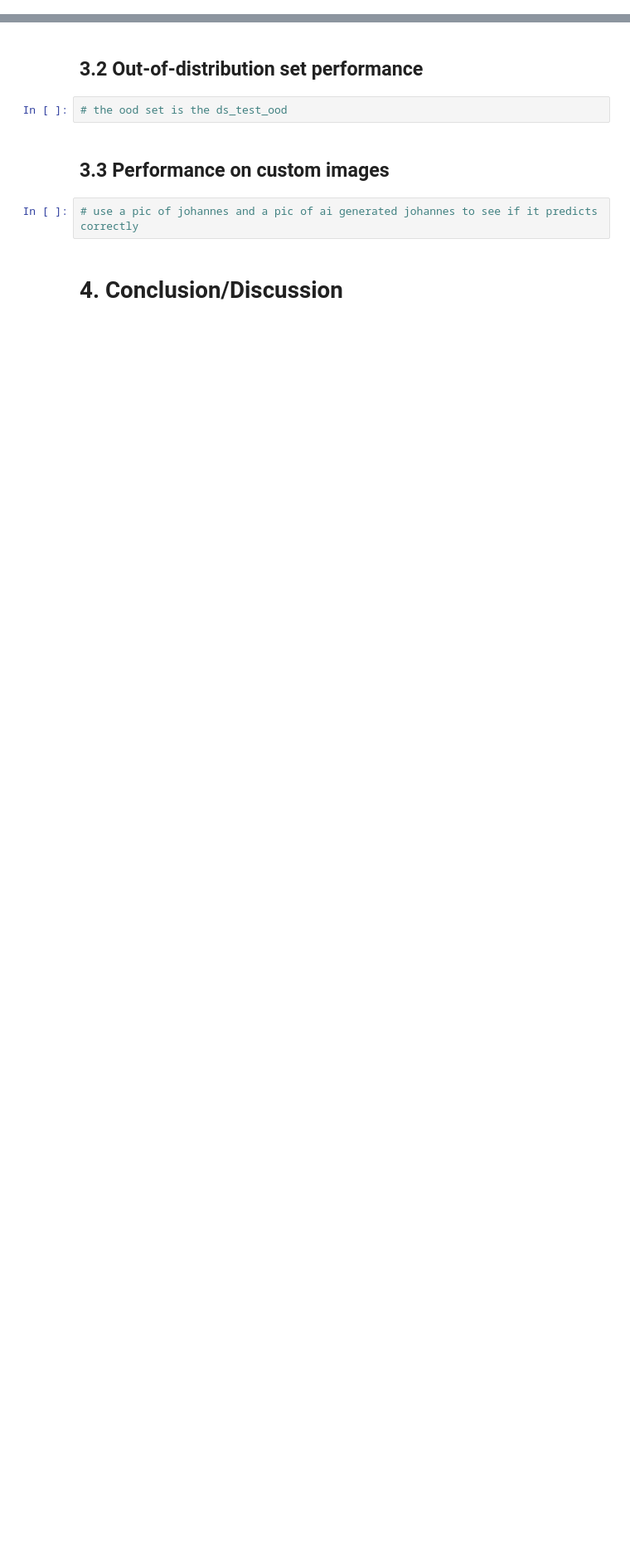
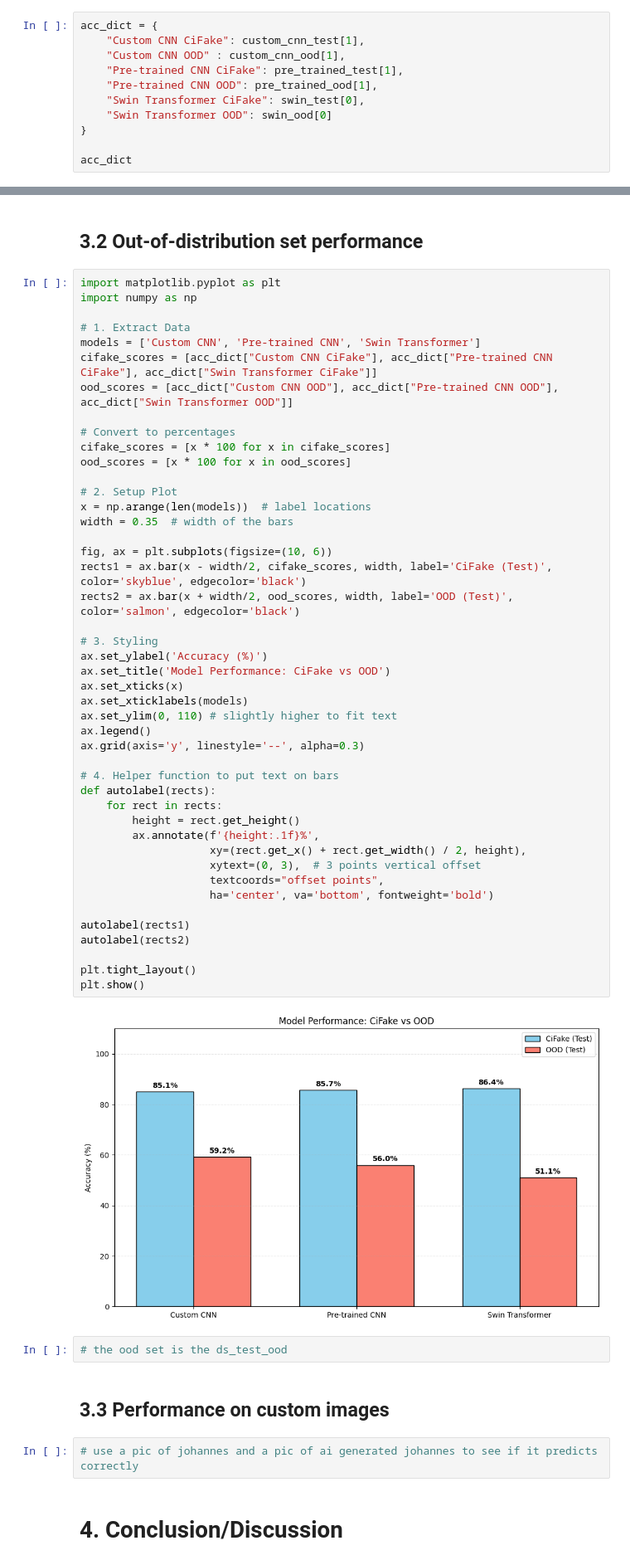
Before and after one commit to kubojurak/DLiP-Group-Project, a Jupyter notebook: DLiP_Project_Notebook.ipynb, the cells around one changed output, grey strips where cells are left out. Shown: that part at 83% size. Saved outputs shown, nothing was run; the diff lists cells and outputs as text; blank space fills up the shorter version.

```diff
--- a/DLiP_Project_Notebook.ipynb
+++ b/DLiP_Project_Notebook.ipynb
@@ -795,0 +857,11 @@ custom_cnn_model.evaluate()
+# %%
+acc_dict = {
+    "Custom CNN CiFake": custom_cnn_test[1],
+    "Custom CNN OOD" : custom_cnn_ood[1],
+    "Pre-trained CNN CiFake": pre_trained_test[1],
+    "Pre-trained CNN OOD": pre_trained_ood[1],
+    "Swin Transformer CiFake": swin_test[0],
+    "Swin Transformer OOD": swin_ood[0]
+}
+
+acc_dict
@@ -796,5 +875,52 @@ custom_cnn_model.evaluate()
 # %% [markdown]
 ## 3.2 Out-of-distribution set performance
+# %%
+import matplotlib.pyplot as plt
+import numpy as np
+
+# 1. Extract Data
+models = ['Custom CNN', 'Pre-trained CNN', 'Swin Transformer']
+cifake_scores = [acc_dict["Custom CNN CiFake"], acc_dict["Pre-trained CNN CiFake"], acc_dict["Swin Transformer CiFake"]]
+ood_scores = [acc_dict["Custom CNN OOD"], acc_dict["Pre-trained CNN OOD"], acc_dict["Swin Transformer OOD"]]
+
+# Convert to percentages
+cifake_scores = [x * 100 for x in cifake_scores]
+ood_scores = [x * 100 for x in ood_scores]
+
+# 2. Setup Plot
+x = np.arange(len(models))  # label locations
+width = 0.35  # width of the bars
+
+fig, ax = plt.subplots(figsize=(10, 6))
+rects1 = ax.bar(x - width/2, cifake_scores, width, label='CiFake (Test)', color='skyblue', edgecolor='black')
+rects2 = ax.bar(x + width/2, ood_scores, width, label='OOD (Test)', color='salmon', edgecolor='black')
+
+# 3. Styling
+ax.set_ylabel('Accuracy (%)')
+ax.set_title('Model Performance: CiFake vs OOD')
+ax.set_xticks(x)
+ax.set_xticklabels(models)
+ax.set_ylim(0, 110) # slightly higher to fit text
+ax.legend()
+ax.grid(axis='y', linestyle='--', alpha=0.3)
+
+# 4. Helper function to put text on bars
+def autolabel(rects):
+    for rect in rects:
+        height = rect.get_height()
+        ax.annotate(f'{height:.1f}%',
+                    xy=(rect.get_x() + rect.get_width() / 2, height),
+                    xytext=(0, 3),  # 3 points vertical offset
+                    textcoords="offset points",
+                    ha='center', va='bottom', fontweight='bold')
+
+autolabel(rects1)
+autolabel(rects2)
+
+plt.tight_layout()
+plt.show()
+# %% [output]
+[figure, added]
 # %%
 # the ood set is the ds_test_ood
 # %% [markdown]
```
Also changed, not shown: parts of 6 cells of this notebook.
